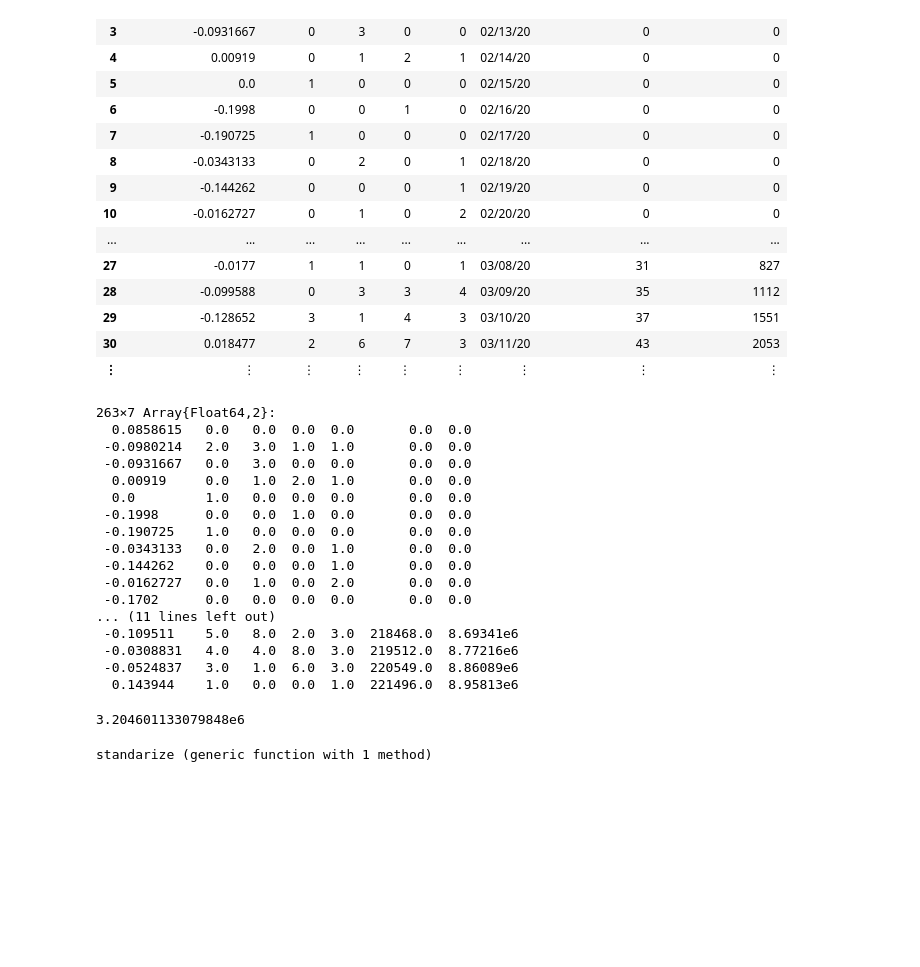
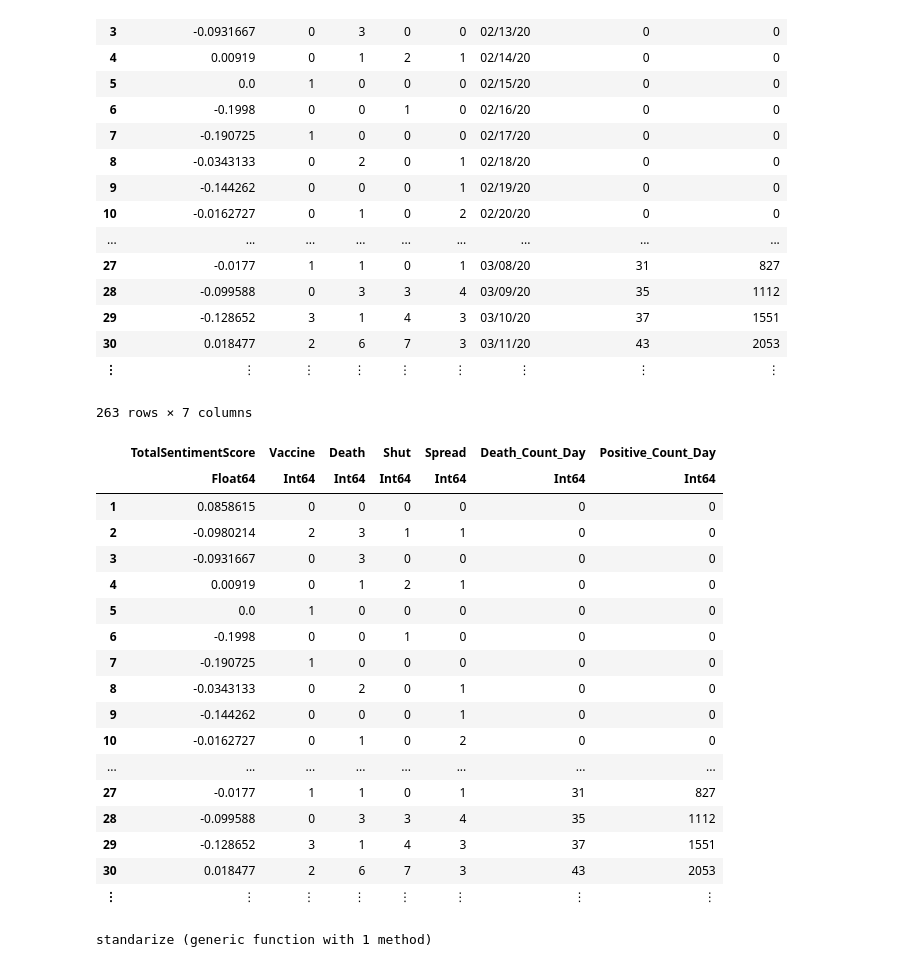
Before and after one commit to dchernysheva/ORIE-4741, a Jupyter notebook: Code/Healthcare/Anthem.ipynb, the cells around one changed output. Saved outputs shown, nothing was run; the diff lists cells and outputs as text; code cells hidden in the pictures; blank space fills up the shorter version.

```diff
--- a/Code/Healthcare/Anthem.ipynb
+++ b/Code/Healthcare/Anthem.ipynb
@@ -32,29 +32,26 @@ sentiment = CSV.read("sentiment3.csv")
 | ⋮ | ⋮ | ⋮ | ⋮ | ⋮ | ⋮ | ⋮ | ⋮ | ⋮ |
 # %%
 sentiment = [sentiment[1:5] sentiment[7:8]]
-sentiment = convert(Matrix, sentiment)
 # %% [output]
-263×7 Array{Float64,2}:
-  0.0858615   0.0   0.0  0.0  0.0       0.0  0.0
- -0.0980214   2.0   3.0  1.0  1.0       0.0  0.0
- -0.0931667   0.0   3.0  0.0  0.0       0.0  0.0
-  0.00919     0.0   1.0  2.0  1.0       0.0  0.0
-  0.0         1.0   0.0  0.0  0.0       0.0  0.0
- -0.1998      0.0   0.0  1.0  0.0       0.0  0.0
- -0.190725    1.0   0.0  0.0  0.0       0.0  0.0
- -0.0343133   0.0   2.0  0.0  1.0       0.0  0.0
- -0.144262    0.0   0.0  0.0  1.0       0.0  0.0
- -0.0162727   0.0   1.0  0.0  2.0       0.0  0.0
- -0.1702      0.0   0.0  0.0  0.0       0.0  0.0
-... (11 lines left out)
- -0.109511    5.0   8.0  2.0  3.0  218468.0  8.69341e6
- -0.0308831   4.0   4.0  8.0  3.0  219512.0  8.77216e6
- -0.0524837   3.0   1.0  6.0  3.0  220549.0  8.86089e6
-  0.143944    1.0   0.0  0.0  1.0  221496.0  8.95813e6
+263 rows × 7 columns
+|  | TotalSentimentScore | Vaccine | Death | Shut | Spread | Death_Count_Day | Positive_Count_Day |
+|  | Float64 | Int64 | Int64 | Int64 | Int64 | Int64 | Int64 |
+| 1 | 0.0858615 | 0 | 0 | 0 | 0 | 0 | 0 |
+| 2 | -0.0980214 | 2 | 3 | 1 | 1 | 0 | 0 |
+| 3 | -0.0931667 | 0 | 3 | 0 | 0 | 0 | 0 |
+| 4 | 0.00919 | 0 | 1 | 2 | 1 | 0 | 0 |
+| 5 | 0.0 | 1 | 0 | 0 | 0 | 0 | 0 |
+| 6 | -0.1998 | 0 | 0 | 1 | 0 | 0 | 0 |
+| 7 | -0.190725 | 1 | 0 | 0 | 0 | 0 | 0 |
+| 8 | -0.0343133 | 0 | 2 | 0 | 1 | 0 | 0 |
+| 9 | -0.144262 | 0 | 0 | 0 | 1 | 0 | 0 |
+| 10 | -0.0162727 | 0 | 1 | 0 | 2 | 0 | 0 |
+| ... | ... | ... | ... | ... | ... | ... | ... |
+| 27 | -0.0177 | 1 | 1 | 0 | 1 | 31 | 827 |
+| 28 | -0.099588 | 0 | 3 | 3 | 4 | 35 | 1112 |
+| 29 | -0.128652 | 3 | 1 | 4 | 3 | 37 | 1551 |
+| 30 | 0.018477 | 2 | 6 | 7 | 3 | 43 | 2053 |
+| ⋮ | ⋮ | ⋮ | ⋮ | ⋮ | ⋮ | ⋮ | ⋮ |
-# %%
-mean(sentiment[:,7])
-# %% [output]
-3.204601133079848e6
 # %%
 function standarize(stock)
     return (stock .- mean(stock))/sqrt(var(stock))
```
Also changed, not shown: parts of 15 cells of this notebook.
